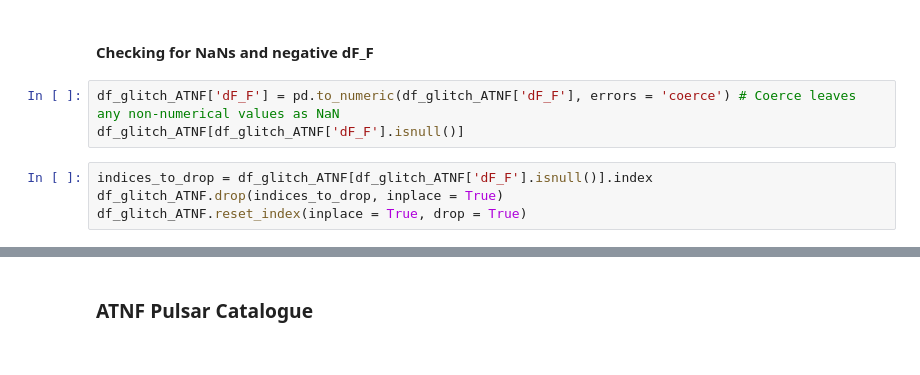
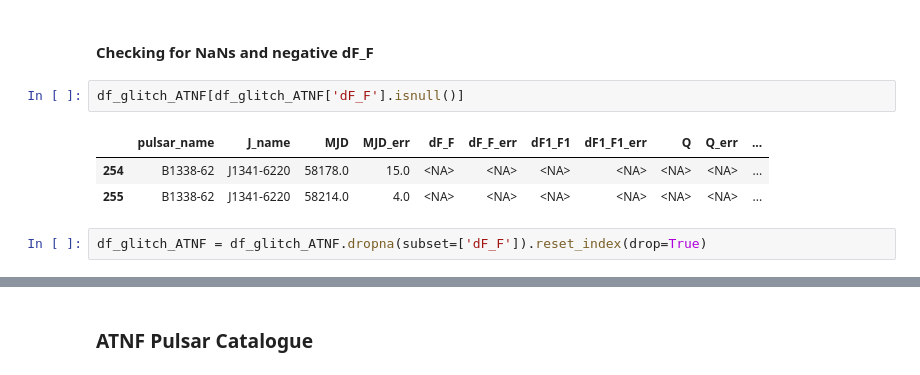
Before and after one commit to garvinyim/glitch_tools, a Jupyter notebook: analysis.ipynb, the cells around one changed output, grey strips where cells are left out. Drawn from its saved outputs; the diff is of its cells as text.

```diff
--- a/analysis.ipynb
+++ b/analysis.ipynb
@@ -353,11 +435,12 @@ Having checked the above rows in the raw data file, I can confirm that these row
 # %% [markdown]
 #### Checking for NaNs and negative dF_F
 # %%
-df_glitch_ATNF['dF_F'] = pd.to_numeric(df_glitch_ATNF['dF_F'], errors = 'coerce') # Coerce leaves any non-numerical values as NaN
 df_glitch_ATNF[df_glitch_ATNF['dF_F'].isnull()]
+# %% [output]
+|  | pulsar_name | J_name | MJD | MJD_err | dF_F | dF_F_err | dF1_F1 | dF1_F1_err | Q | Q_err | ... |
+| 254 | B1338-62 | J1341-6220 | 58178.0 | 15.0 | <NA> | <NA> | <NA> | <NA> | <NA> | <NA> | ... |
+| 255 | B1338-62 | J1341-6220 | 58214.0 | 4.0 | <NA> | <NA> | <NA> | <NA> | <NA> | <NA> | ... |
 # %%
-indices_to_drop = df_glitch_ATNF[df_glitch_ATNF['dF_F'].isnull()].index
-df_glitch_ATNF.drop(indices_to_drop, inplace = True)
-df_glitch_ATNF.reset_index(inplace = True, drop = True)
+df_glitch_ATNF = df_glitch_ATNF.dropna(subset=['dF_F']).reset_index(drop=True)
 # %%
 df_glitch_ATNF[df_glitch_ATNF['dF_F'] <= 0]
```
Also changed, not shown: parts of 11 cells of this notebook.
